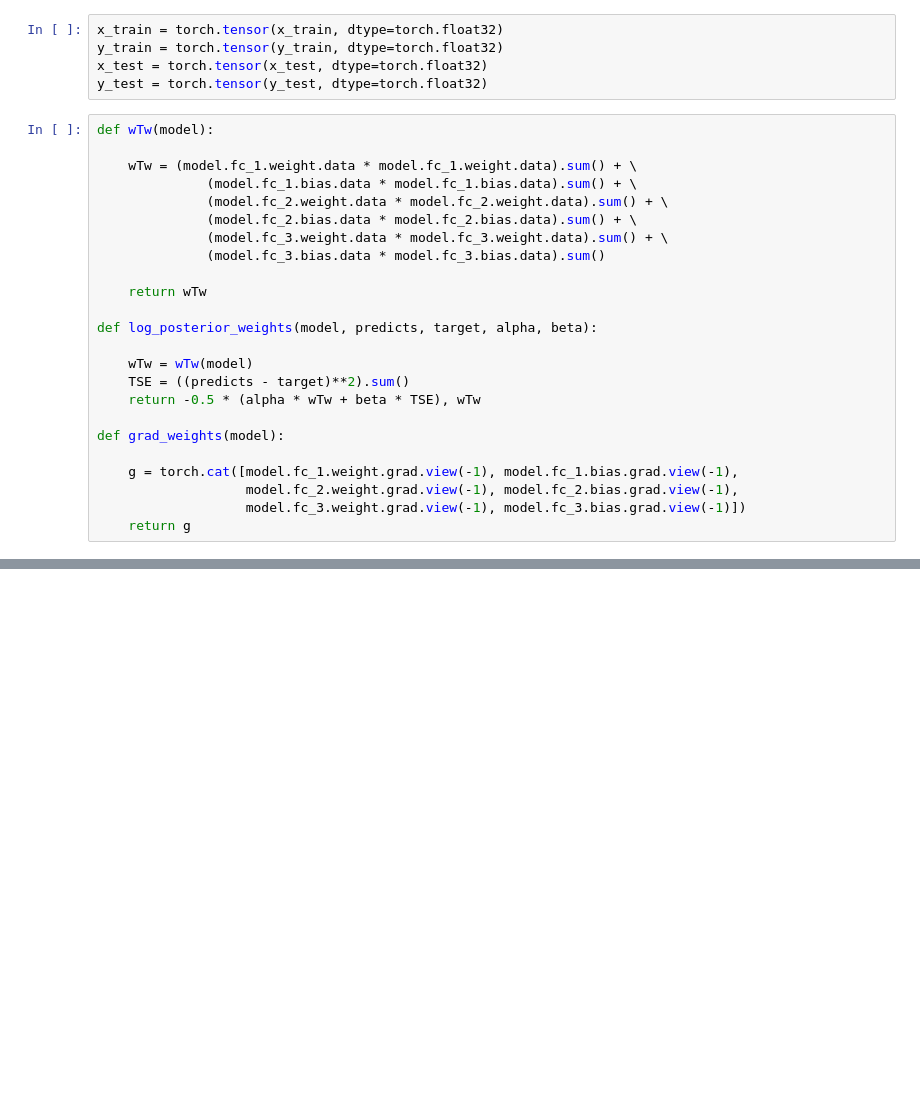
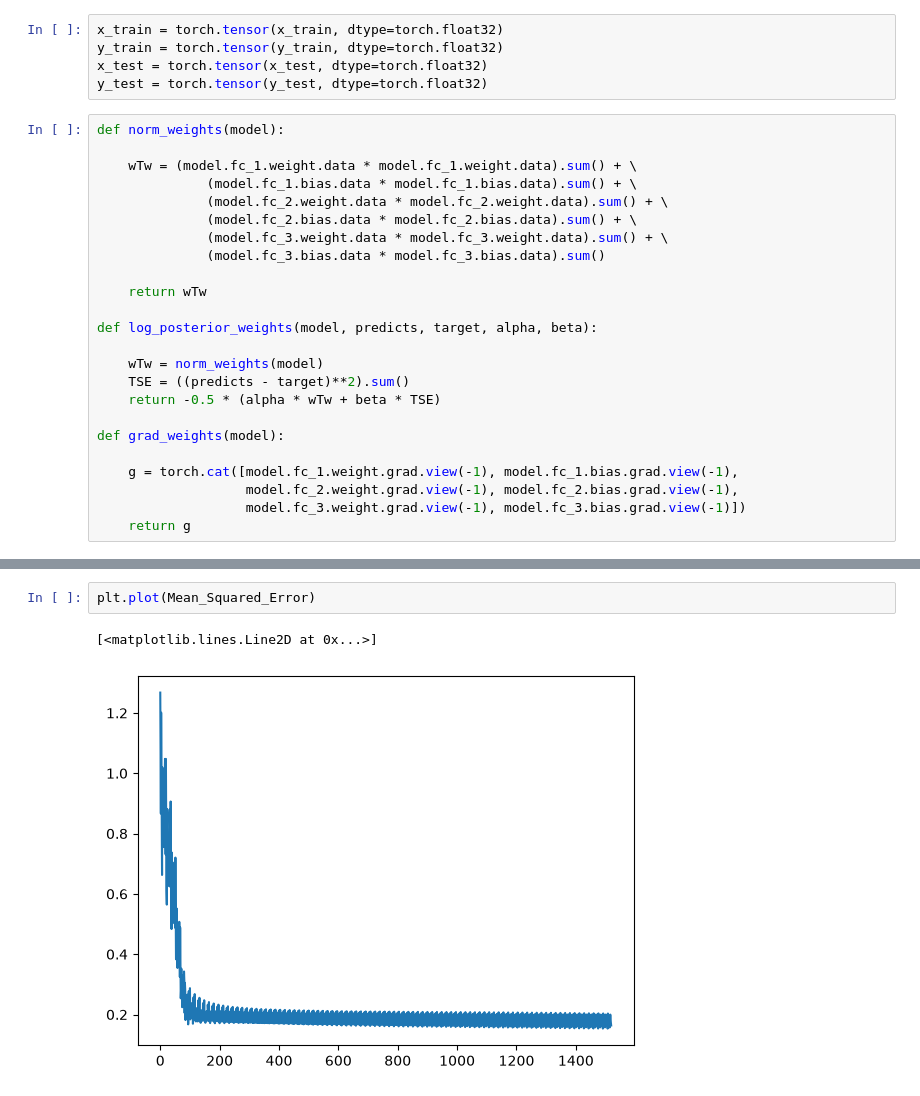
Before and after one commit to alfielenton/Bayesian-Neural-Network, a Jupyter notebook: Regression/notebook.ipynb, the cells around one changed output, grey strips where cells are left out. Drawn from its saved outputs; the diff is of its cells as text; blank space fills up the shorter version.

```diff
--- a/Regression/notebook.ipynb
+++ b/Regression/notebook.ipynb
@@ -33,7 +34,7 @@ y_train = torch.tensor(y_train, dtype=torch.float32)
 x_test = torch.tensor(x_test, dtype=torch.float32)
 y_test = torch.tensor(y_test, dtype=torch.float32)
 # %%
-def wTw(model):
+def norm_weights(model):
 
     wTw = (model.fc_1.weight.data * model.fc_1.weight.data).sum() + \
               (model.fc_1.bias.data * model.fc_1.bias.data).sum() + \
@@ -46,9 +47,9 @@ def wTw(model):
 
 def log_posterior_weights(model, predicts, target, alpha, beta):
 
-    wTw = wTw(model)
+    wTw = norm_weights(model)
     TSE = ((predicts - target)**2).sum()
-    return -0.5 * (alpha * wTw + beta * TSE), wTw
+    return -0.5 * (alpha * wTw + beta * TSE)
 
 def grad_weights(model):
 
@@ -112,0 +139,5 @@ Starting Epoch 20 --
+# %%
+plt.plot(Mean_Squared_Error)
+# %% [output]
+[<matplotlib.lines.Line2D at 0x...>]
+[figure, added]
```
Also changed, not shown: parts of 3 cells of this notebook, 2 other files.
